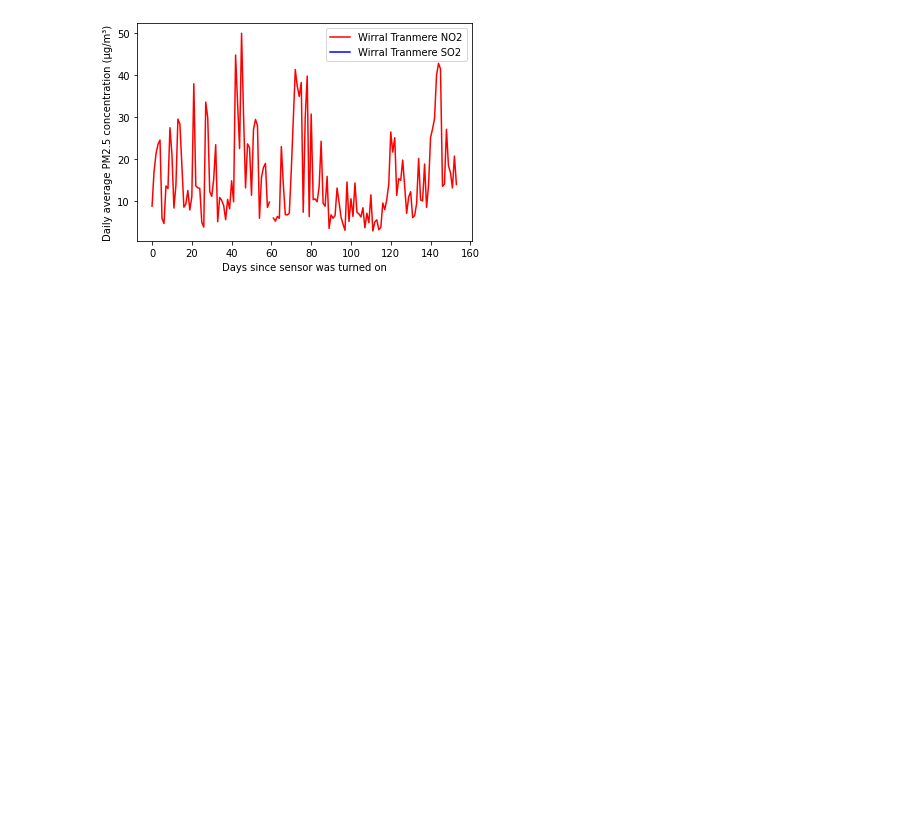
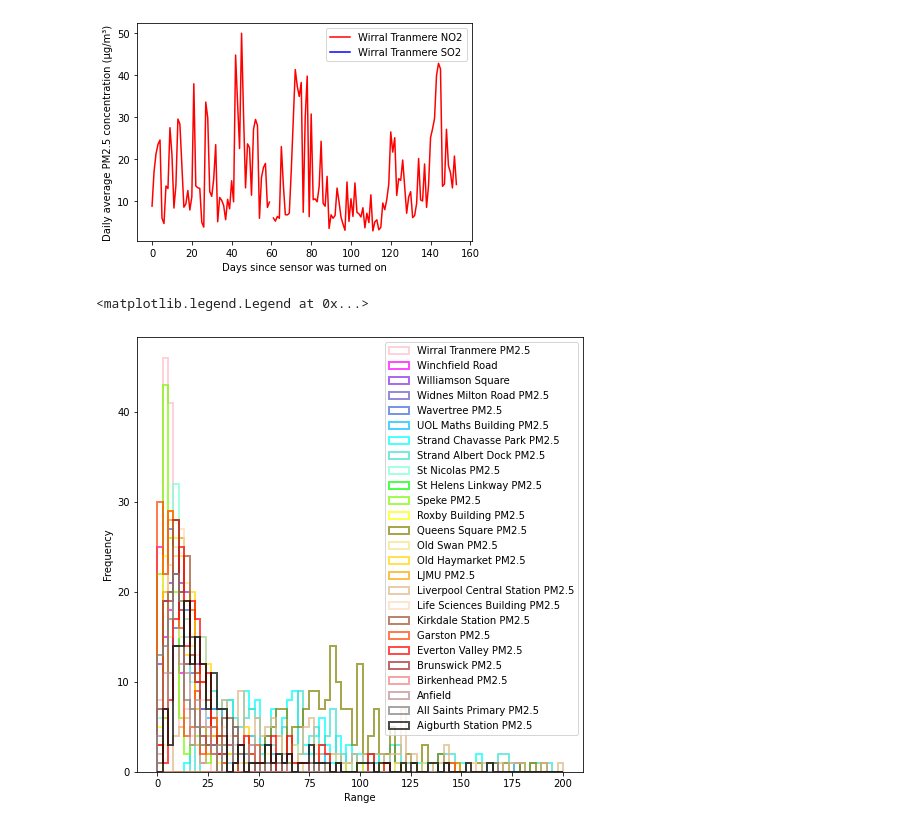
Before and after one commit to HarryMcHau5/ParkParkFarm, a Jupyter notebook: Group_work.ipynb, the cells around one changed output. Saved outputs shown, nothing was run; the diff lists cells and outputs as text; code cells hidden in the pictures; blank space fills up the shorter version.

```diff
--- a/Group_work.ipynb
+++ b/Group_work.ipynb
@@ -1506,31 +1370,3 @@ Int64Index([ 38,  38,  38,  38,  38,  39,  39,  39,  39,  39,
             ...
             117, 117, 117, 117, 117, 117, 117, 117, 117, 117],
            dtype='int64', name='Date & Time', length=4865)
-# %%
-#find daily average regenerus
-tmpreg = datesreg.day_of_year
-dailypm2p5reg =np.zeros([500,])
-c=0
-for i in range(tmpreg[0], 365):
-  dailypm2p5reg[c]= np.nanmean(pm2p5reg[datesreg.day_of_year==i])
-  c=c+1;
-for i in range(0,109):
-  dailypm2p5reg[c]= np.nanmean(pm2p5reg[datesreg.day_of_year==i])
-  c=c+1;
-plt.plot(dailypm2p5reg, 'red', label='regenerus PM10 PM2.5')
-dailypm10reg =np.zeros([500,])
-c=0
-for i in range(tmpreg[0], 365):
-  dailypm10reg[c]= np.nanmean(pm10reg[datesreg.day_of_year==i])
-  c=c+1;
-for i in range(0,109):
-  dailypm10reg[c]= np.nanmean(pm10reg[datesreg.day_of_year==i])
-  c=c+1;
-plt.plot(dailypm10reg, 'blue', label='regenerus PM10')
-plt.legend()
-plt.ylabel('Daily average PM2.5 concentration (µg/m³)') # add some lables
-plt.xlabel('Days since sensor was turned on') # add some lables
-mean_pm2p5reg = np.nanmean(dailypm2p5reg)
-print(mean_pm2p5reg)
-mean_pm10reg = np.nanmean(dailypm10reg)
-print(mean_pm10reg)
@@ -2051,0 +1896,19 @@ nan
+# %%
+#histogram for all sites pm2.5
+plt.figure(figsize=(8,8)) #change your figure size as per your desire here
+n,bins,patch = plt.hist([dailypm2p5aig, dailypm2p5all, dailypm2p5anf, dailypm2p5bir, dailypm2p5bru, dailypm2p5eve, dailypm2p5gar, dailypm2p5kir, dailypm2p5lif, dailypm2p5lpc, dailypm2p5jmu, dailypm2p5hay, dailypm2p5osw, dailypm2p5qsq, dailypm2p5rox,
+                         dailypm2p5spe, dailypm2p5sth, dailypm2p5nic, dailypm2p5sad, dailypm2p5scp, dailypm2p5uol, dailypm2p5wav, dailypm2p5wid, dailypm2p5wil, dailypm2p5win, dailypm2p5wir], bins=75, range=[0,200], color=('black', 'grey', 'rosybrown', 'lightcoral',
+                                                                                                                                                                                                                'brown', 'red', 'orangered', 'sienna', 'peachpuff',
+                                                                                                                                                                                                                'burlywood', 'orange', 'gold', 'khaki', 'olive',
+                                                                                                                                                                                                                'yellow', 'lawngreen', 'lime', 'aquamarine', 'turquoise',
+                                                                                                                                                                                                                'aqua', 'deepskyblue', 'royalblue', 'slateblue', 'blueviolet',
+                                                                                                                                                                                                                'fuchsia', 'pink'), histtype='step', linewidth=2,
+                           alpha=0.7, label=['Aigburth Station PM2.5','All Saints Primary PM2.5', 'Anfield' ,'Birkenhead PM2.5','Brunswick PM2.5','Everton Valley PM2.5','Garston PM2.5','Kirkdale Station PM2.5','Life Sciences Building PM2.5',
+                        'Liverpool Central Station PM2.5','LJMU PM2.5','Old Haymarket PM2.5','Old Swan PM2.5','Queens Square PM2.5','Roxby Building PM2.5', 'Speke PM2.5', 'St Helens Linkway PM2.5',
+                        'St Nicolas PM2.5', 'Strand Albert Dock PM2.5', 'Strand Chavasse Park PM2.5', 'UOL Maths Building PM2.5', 'Wavertree PM2.5', 'Widnes Milton Road PM2.5','Williamson Square', 'Winchfield Road', 'Wirral Tranmere PM2.5'])
+plt.ylabel('Frequency')
+plt.xlabel('Range')
+plt.legend()
+# %% [output]
+<matplotlib.legend.Legend at 0x...>
+[figure, added]
```
Also changed, not shown: parts of 75 cells of this notebook.
